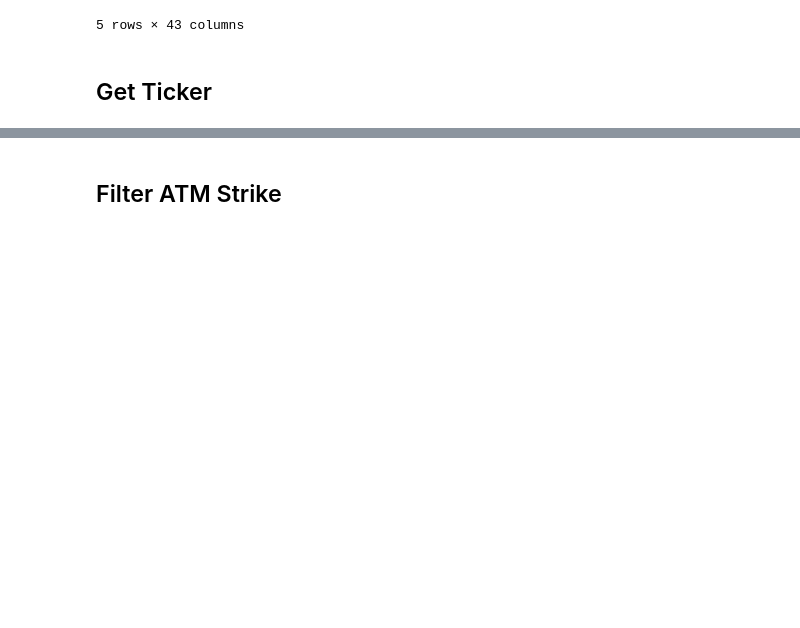
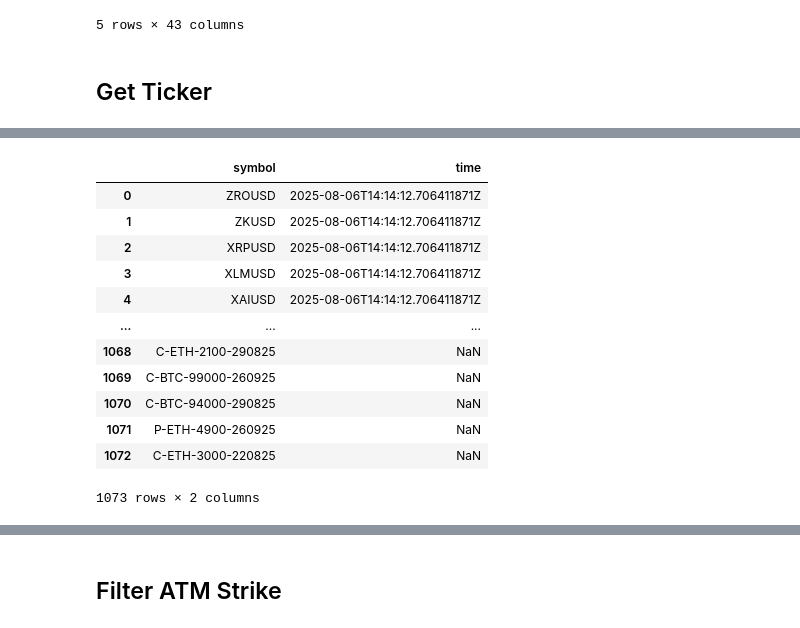
Before and after one commit to mynamerahulkumar/algotradingdeltaindiaYT, a Jupyter notebook: 1cryptoalgotradingdelta/1DeltaExchangeTrade.ipynb, the cells around one changed output, grey strips where cells are left out. Drawn from its saved outputs; the diff is of its cells as text; code cells hidden in the pictures; blank space fills up the shorter version.

```diff
--- a/1cryptoalgotradingdelta/1DeltaExchangeTrade.ipynb
+++ b/1cryptoalgotradingdelta/1DeltaExchangeTrade.ipynb
@@ -217,0 +275,16 @@ tickDf
+# %%
+tickDf[['symbol','time']]
+# %% [output]
+|  | symbol | time |
+| 0 | ZROUSD | 2025-08-06T14:14:12.706411871Z |
+| 1 | ZKUSD | 2025-08-06T14:14:12.706411871Z |
+| 2 | XRPUSD | 2025-08-06T14:14:12.706411871Z |
+| 3 | XLMUSD | 2025-08-06T14:14:12.706411871Z |
+| 4 | XAIUSD | 2025-08-06T14:14:12.706411871Z |
+| ... | ... | ... |
+| 1068 | C-ETH-2100-290825 | NaN |
+| 1069 | C-BTC-99000-260925 | NaN |
+| 1070 | C-BTC-94000-290825 | NaN |
+| 1071 | P-ETH-4900-260925 | NaN |
+| 1072 | C-ETH-3000-220825 | NaN |
+1073 rows × 2 columns
```
Also changed, not shown: parts of 26 cells of this notebook.
